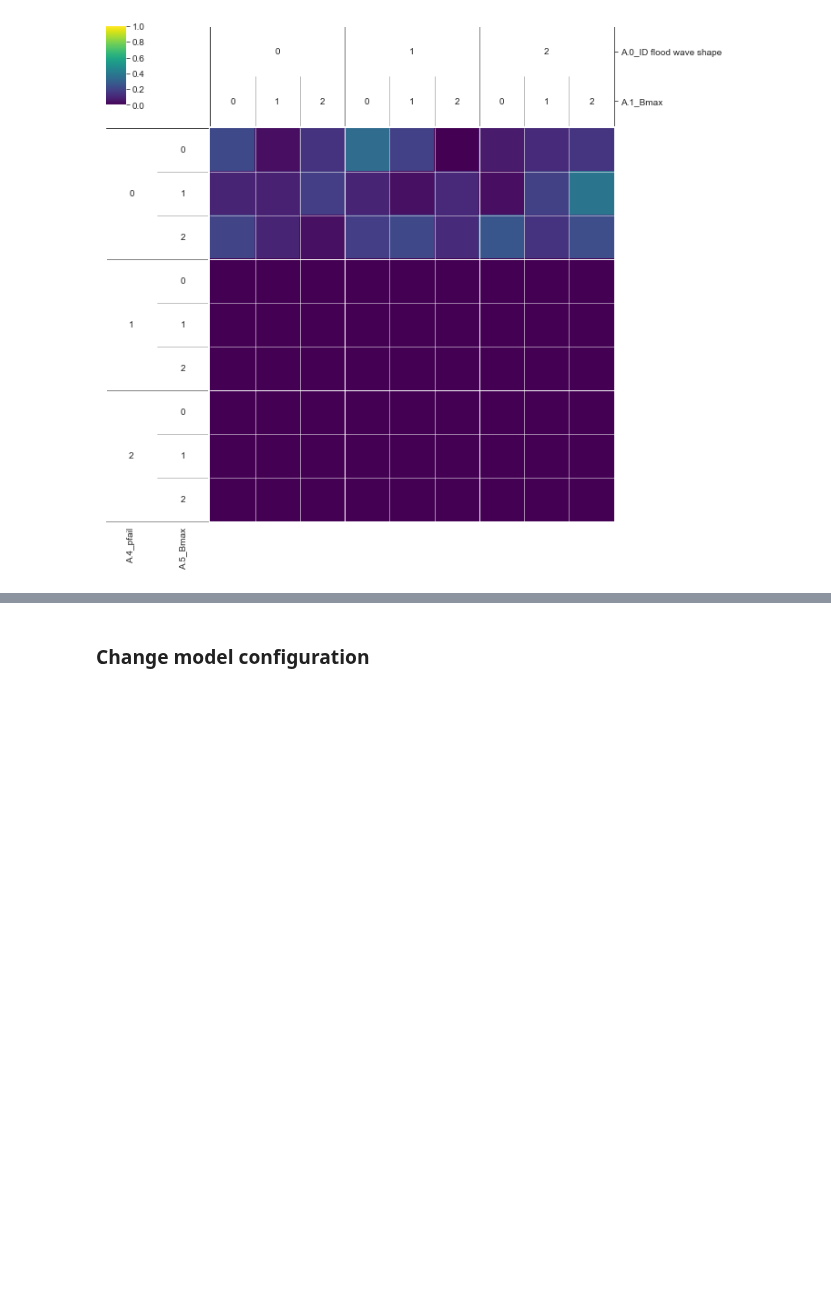
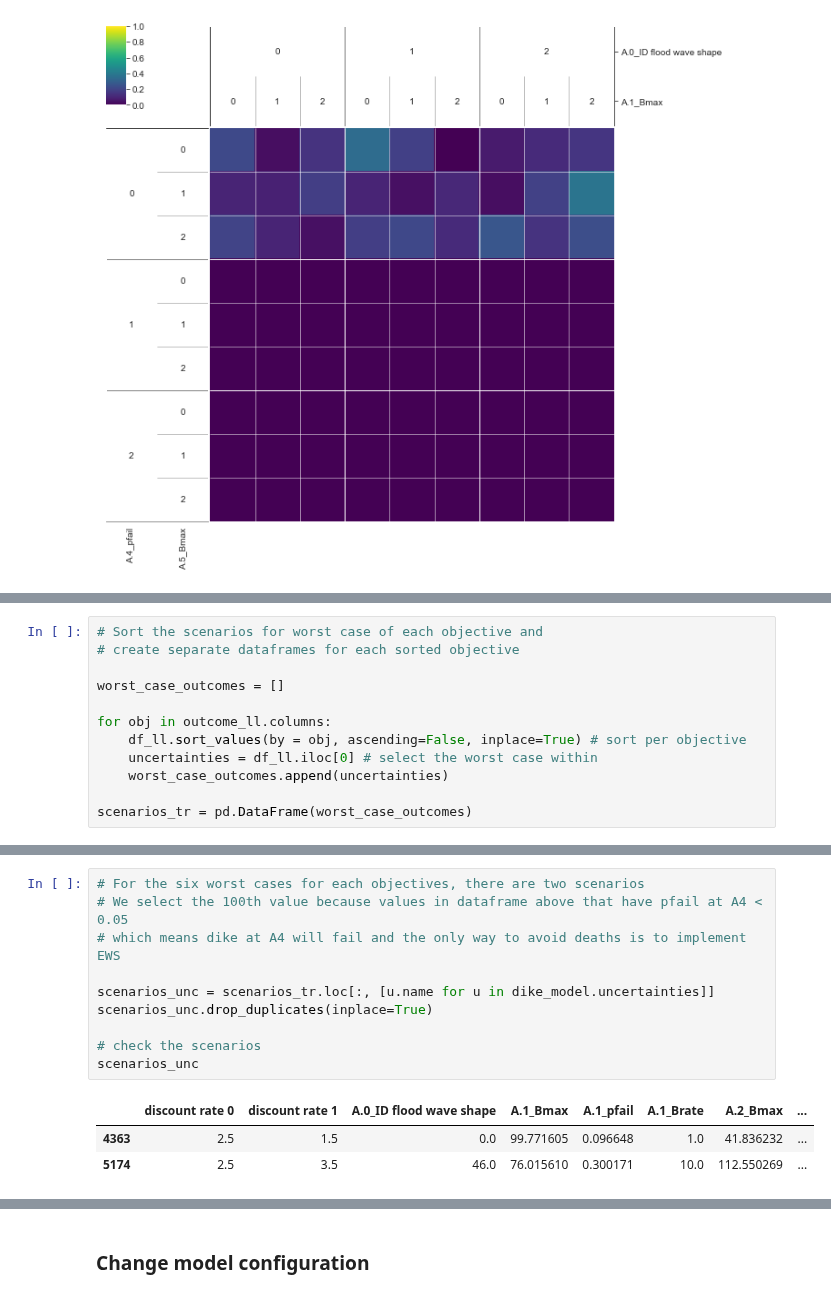
Before and after one commit to pdebiase/MBDM-group-11, a Jupyter notebook: final assignment/MORO_postanalysis.ipynb, the cells around one changed output, grey strips where cells are left out. Cells and saved outputs as stored; diff of their text form; blank space fills up the shorter version.

```diff
--- a/final assignment/MORO_postanalysis.ipynb
+++ b/final assignment/MORO_postanalysis.ipynb
@@ -574,0 +604,12 @@ plt.show()
+# %%
+# Sort the scenarios for worst case of each objective and
+# create separate dataframes for each sorted objective
+
+worst_case_outcomes = []
+
+for obj in outcome_ll.columns:
+    df_ll.sort_values(by = obj, ascending=False, inplace=True) # sort per objective
+    uncertainties = df_ll.iloc[0] # select the worst case within
+    worst_case_outcomes.append(uncertainties)
+
+scenarios_tr = pd.DataFrame(worst_case_outcomes)
@@ -574,0 +627,14 @@ plt.show()
+# %%
+# For the six worst cases for each objectives, there are two scenarios
+# We select the 100th value because values in dataframe above that have pfail at A4 < 0.05
+# which means dike at A4 will fail and the only way to avoid deaths is to implement EWS
+
+scenarios_unc = scenarios_tr.loc[:, [u.name for u in dike_model.uncertainties]]
+scenarios_unc.drop_duplicates(inplace=True)
+
+# check the scenarios
+scenarios_unc
+# %% [output]
+|  | discount rate 0 | discount rate 1 | A.0_ID flood wave shape | A.1_Bmax | A.1_pfail | A.1_Brate | A.2_Bmax | ... |
+| 4363 | 2.5 | 1.5 | 0.0 | 99.771605 | 0.096648 | 1.0 | 41.836232 | ... |
+| 5174 | 2.5 | 3.5 | 46.0 | 76.015610 | 0.300171 | 10.0 | 112.550269 | ... |
```
Also changed, not shown: parts of 22 cells of this notebook.
